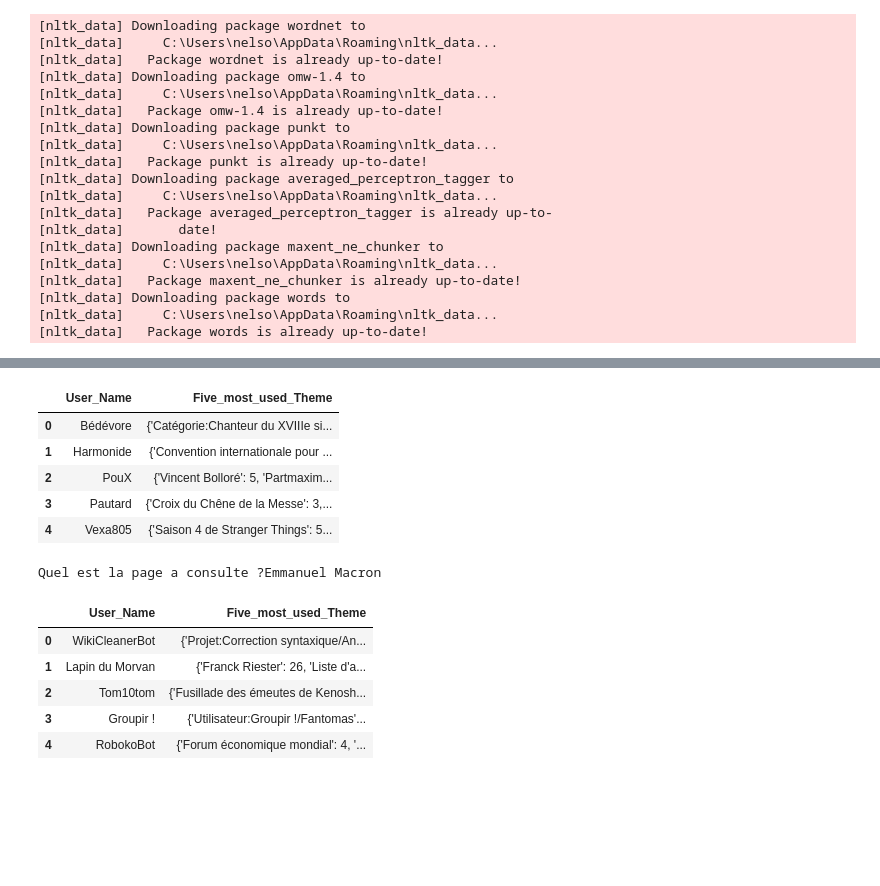
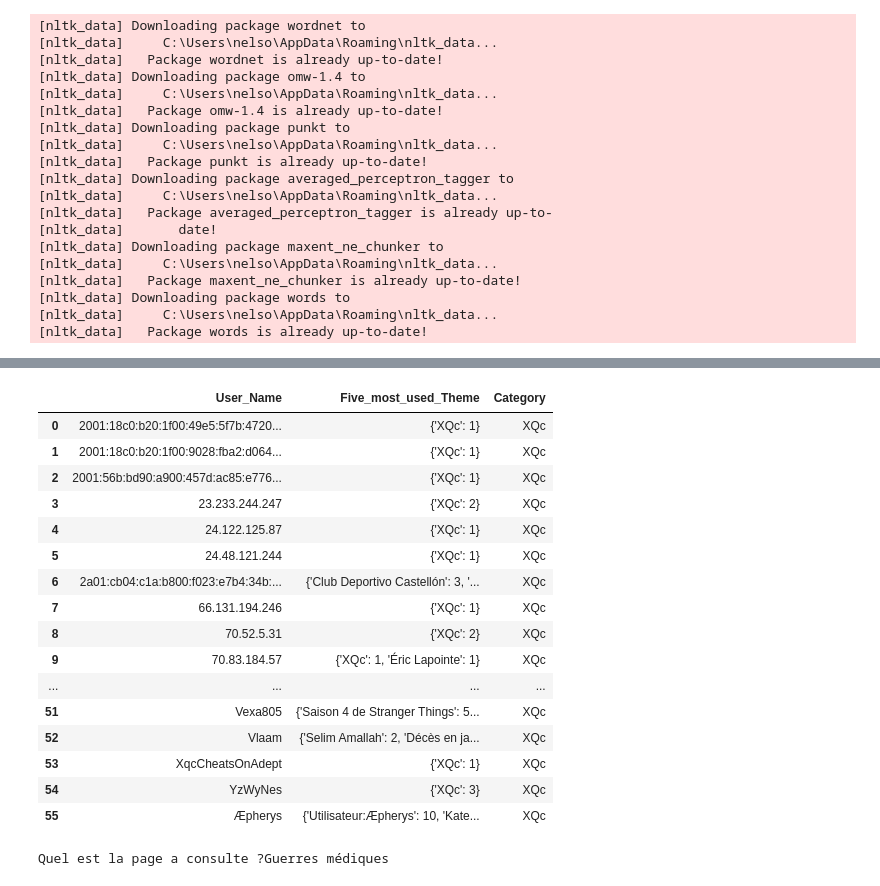
Before and after one commit to TheYoanel/Wikipedia-semantic-recommendation, a Jupyter notebook: ProjetM2 Updated.ipynb, the cells around one changed output, grey strips where cells are left out. Saved outputs shown, nothing was run; the diff lists cells and outputs as text; code cells hidden in the pictures; blank space fills up the shorter version.

Commit message:
Create the category analyser
Updating the whole methods to get all the pages of a category in wikipedia. Soon update : the readme and comment more

```diff
--- a/ProjetM2 Updated.ipynb
+++ b/ProjetM2 Updated.ipynb
@@ -143,6 +147,7 @@ def sumup(name):
     # Creating the db with panda
     data = {'User_Name':  [],
         'Five_most_used_Theme': [],
+        'Category': []
         }
     # calling the function to get the name of the contributer
     list_user = get_user_page(name)
@@ -171,7 +176,16 @@ def sumup(name):
         # We organize the number of article and select the 5 most updated page
         sorted_counter = dict(sorted(counter.items(), key=lambda item: item[1], reverse=True))
         top_five = dict(list(sorted_counter.items())[:5])
-        df_local = df_local.append({'User_Name': list_user[i], 'Five_most_used_Theme': top_five}, ignore_index=True)
+
+        match = False
+        for index, row in df_local.iterrows():
+            if row['User_Name'] == list_user[i] and row['Five_most_used_Theme'] == top_five:
+                df_local.at[index, 'Category'] += ', ' + name
+                match = True
+                break
+        if not match:
+            df_local = df_local.append({'User_Name': list_user[i], 'Five_most_used_Theme': top_five, 'Category': name}, ignore_index=True)
+
     return df_local
 
-df = sumup(name)
+sumup(pages[0])
@@ -178,27 +201,43 @@ df = sumup(name)
 # %%
-#exemple of the database of a website, with 5 users, there top 5 contribution name and their count
-df.head()
+def final_table(category_pages):
+    # Initialization of the list to store the tables
+    tables = []
+    for i in range(len(category_pages)):
+        # Add each table created by the sumup function to the table list
+        tables.append(sumup(category_pages[i]))
+    # Merge tables into a single table
+    final_df = pd.concat(tables, axis=0, ignore_index=True)
+    final_df['Five_most_used_Theme'] = final_df['Five_most_used_Theme'].astype(str)
+    final_df = final_df.groupby(["User_Name",'Five_most_used_Theme']).agg({"Category": lambda x: ",".join(x)})
+    final_df.reset_index(inplace=True)
+    # Return of the final table
+    return final_df
+final_df = final_table(pages)
-# %% [output]
-|  | User_Name | Five_most_used_Theme |
-| 0 | Bédévore | {'Catégorie:Chanteur du XVIIIe si... |
-| 1 | Harmonide | {'Convention internationale pour ... |
-| 2 | PouX | {'Vincent Bolloré': 5, 'Partmaxim... |
-| 3 | Pautard | {'Croix du Chêne de la Messe': 3,... |
-| 4 | Vexa805 | {'Saison 4 de Stranger Things': 5... |
+# %%
+# Lets show the whole table
+final_df
+# %% [output]
+|  | User_Name | Five_most_used_Theme | Category |
+| 0 | 2001:18c0:b20:1f00:49e5:5f7b:4720... | {'XQc': 1} | XQc |
+| 1 | 2001:18c0:b20:1f00:9028:fba2:d064... | {'XQc': 1} | XQc |
+| 2 | 2001:56b:bd90:a900:457d:ac85:e776... | {'XQc': 1} | XQc |
+| 3 | 23.233.244.247 | {'XQc': 2} | XQc |
+| 4 | 24.122.125.87 | {'XQc': 1} | XQc |
+| 5 | 24.48.121.244 | {'XQc': 1} | XQc |
+| 6 | 2a01:cb04:c1a:b800:f023:e7b4:34b:... | {'Club Deportivo Castellón': 3, '... | XQc |
+| 7 | 66.131.194.246 | {'XQc': 1} | XQc |
+| 8 | 70.52.5.31 | {'XQc': 2} | XQc |
+| 9 | 70.83.184.57 | {'XQc': 1, 'Éric Lapointe': 1} | XQc |
+| ... | ... | ... | ... |
+| 51 | Vexa805 | {'Saison 4 de Stranger Things': 5... | XQc |
+| 52 | Vlaam | {'Selim Amallah': 2, 'Décès en ja... | XQc |
+| 53 | XqcCheatsOnAdept | {'XQc': 1} | XQc |
+| 54 | YzWyNes | {'XQc': 3} | XQc |
+| 55 | Æpherys | {'Utilisateur:Æpherys': 10, 'Kate... | XQc |
 # %%
 # We are doing it for another page
 name = input('Quel est la page a consulte ?')
-categories = get_categories(name)
-df2 = sumup(name)
+pages = get_category(name)
+final_df = final_table(pages)
 # %% [output]
-Quel est la page a consulte ?Emmanuel Macron
+Quel est la page a consulte ?Guerres médiques
-# %%
-# We are printing the second table
-df2.head()
-# %% [output]
-|  | User_Name | Five_most_used_Theme |
-| 0 | WikiCleanerBot | {'Projet:Correction syntaxique/An... |
-| 1 | Lapin du Morvan | {'Franck Riester': 26, 'Liste d'a... |
-| 2 | Tom10tom | {'Fusillade des émeutes de Kenosh... |
-| 3 | Groupir ! | {'Utilisateur:Groupir !/Fantomas'... |
-| 4 | RobokoBot | {'Forum économique mondial': 4, '... |
```
Also changed, not shown: parts of 10 cells of this notebook, 1 other file.
